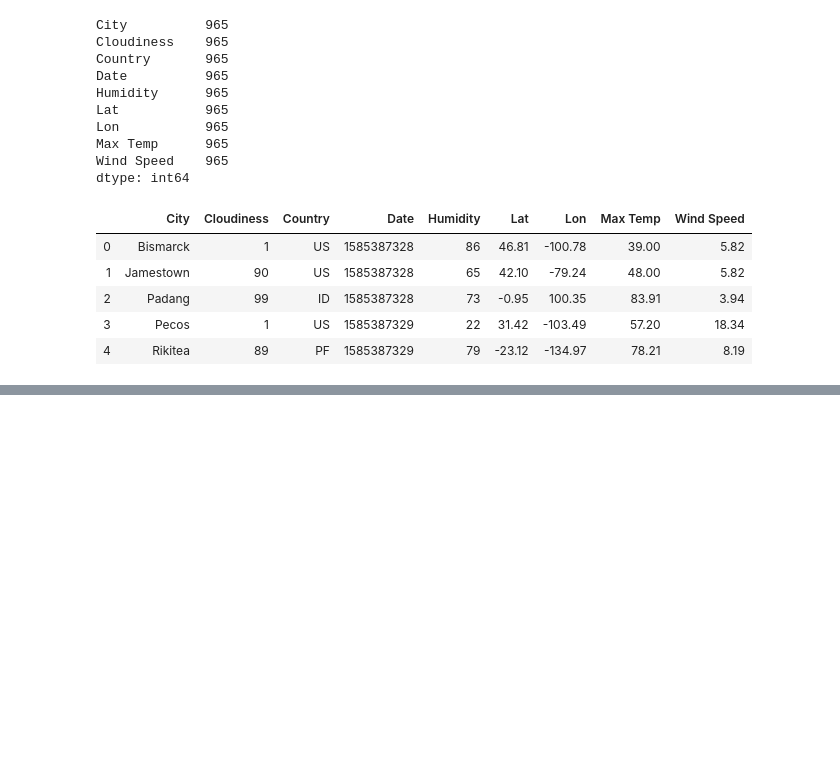
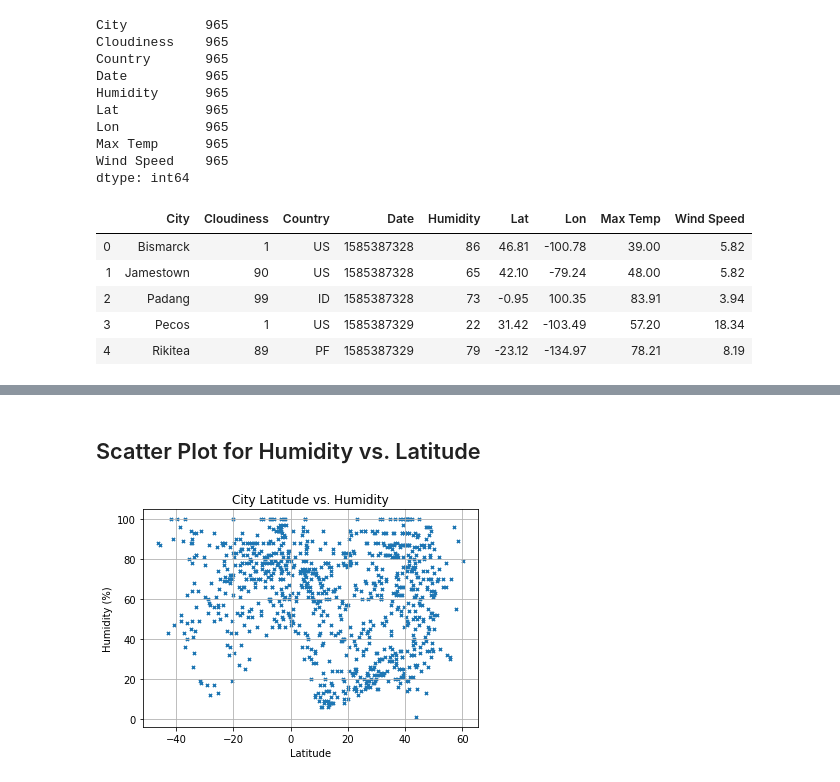
Before and after one commit to Uche-UJO/Python-API-Challenge, a Jupyter notebook: WeatherPy/WeatherPy.ipynb, the cells around one changed output, grey strips where cells are left out. Saved outputs shown, nothing was run; the diff lists cells and outputs as text; code cells hidden in the pictures; blank space fills up the shorter version.

```diff
--- a/WeatherPy/WeatherPy.ipynb
+++ b/WeatherPy/WeatherPy.ipynb
@@ -203,0 +198,21 @@ plt.show()
+# %% [markdown]
+## Scatter Plot for Humidity vs. Latitude
+# %%
+# Creating a scatter plot to show a Humidity vs.Latitude relationship
+
+plt.scatter(weather_data["Lat"], weather_data["Humidity"], marker="x", s=10)
+
+# Defining labels
+
+plt.title("City Latitude vs. Humidity")
+plt.ylabel("Humidity (%)")
+plt.xlabel("Latitude")
+plt.grid(True)
+
+# Save the figure
+plt.savefig("Humidity_vs_Latitude.png")
+
+# Show plot
+plt.show()
+# %% [output]
+[figure, added]
```
Also changed, not shown: parts of 9 cells of this notebook, 5 other files.
